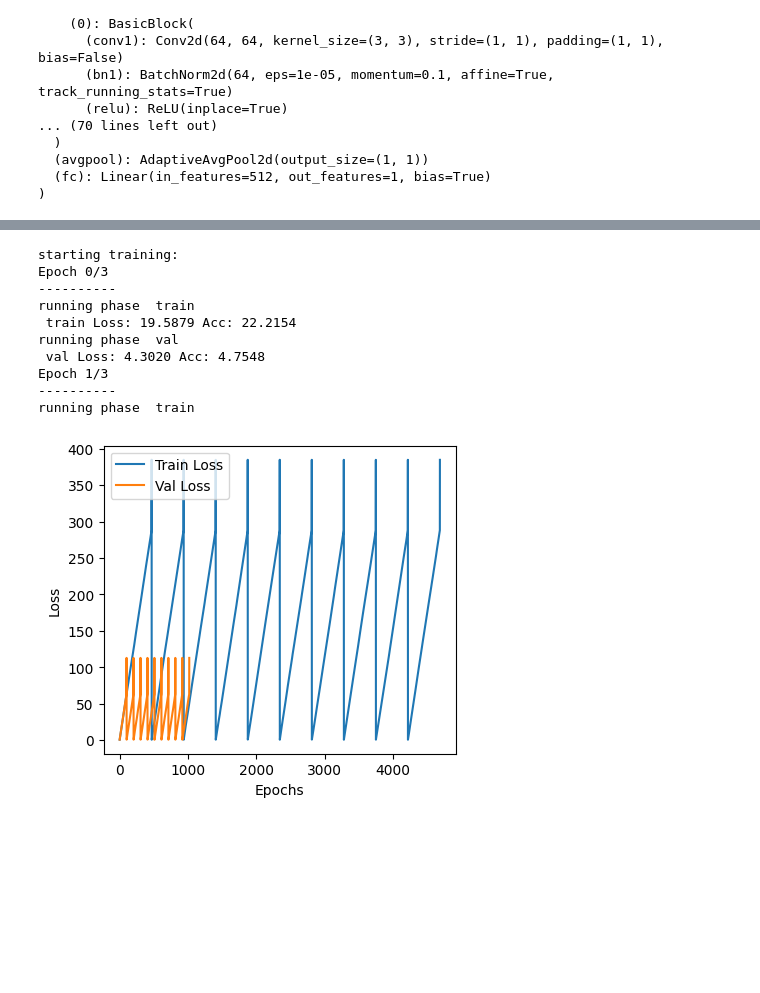
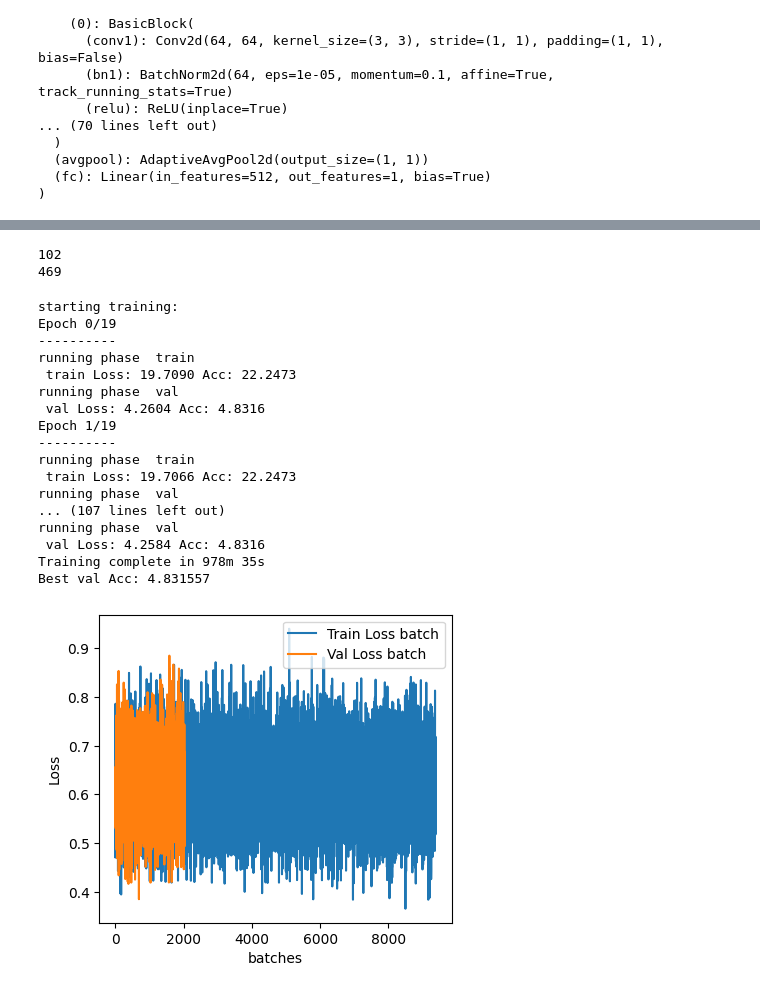
Before and after one commit to lmachlab/GA_classification, a Jupyter notebook: donna_finetune.ipynb, the cells around one changed output, grey strips where cells are left out. Saved outputs shown, nothing was run; the diff lists cells and outputs as text; code cells hidden in the pictures; blank space fills up the shorter version.

```diff
--- a/donna_finetune.ipynb
+++ b/donna_finetune.ipynb
@@ -125,10 +125,16 @@ torch.Size([3, 1536, 500])
+# %%
+print(len(val_loader))
+print(len(train_loader))
+# %% [output]
+102
+469
 # %%
 criterion = BCEWithLogitsLoss()
-optimizer = torch.optim.SGD(model.parameters(), lr=0.001, momentum=0.9)
+optimizer = torch.optim.SGD(model.parameters(), lr=0.00001, momentum=0.3)
 scheduler = lr_scheduler.StepLR(optimizer, step_size=7, gamma=0.1)
 
 ## start training
-num_epochs = 4
+num_epochs = 20
 train_losses_batch = []
 val_losses_batch = []
 
@@ -231,24 +237,31 @@ print(f'Training complete in {time_elapsed // 60:.0f}m {time_elapsed % 60:.0f}s'
 print(f'Best val Acc: {best_acc:4f}')
 # %% [output]
 starting training:
-Epoch 0/3
+Epoch 0/19
 ----------
 running phase  train
- train Loss: 19.5879 Acc: 22.2154
+ train Loss: 19.7090 Acc: 22.2473
 running phase  val
- val Loss: 4.3020 Acc: 4.7548
-Epoch 1/3
+ val Loss: 4.2604 Acc: 4.8316
+Epoch 1/19
 ----------
 running phase  train
+ train Loss: 19.7066 Acc: 22.2473
+running phase  val
+... (107 lines left out)
+running phase  val
+ val Loss: 4.2584 Acc: 4.8316
+Training complete in 978m 35s
+Best val Acc: 4.831557
 # %%
 plt.figure(figsize=(10, 4))
 plt.subplot(1, 2, 1)
-plt.plot(train_losses, label='Train Loss')
-plt.plot(val_losses, label='Val Loss')
-plt.xlabel('Epochs')
+plt.plot(train_losses_batch, label='Train Loss batch')
+plt.plot(val_losses_batch, label='Val Loss batch')
+plt.xlabel('batches')
 plt.ylabel('Loss')
 plt.legend()
 
-plt.savefig("val_train_loss_curves.png")
+plt.savefig("val_train_losses_batch.png")
 # %% [output]
-[figure, old version]
+[figure, new version]
```
Also changed, not shown: parts of 3 cells of this notebook, 1 other file.
